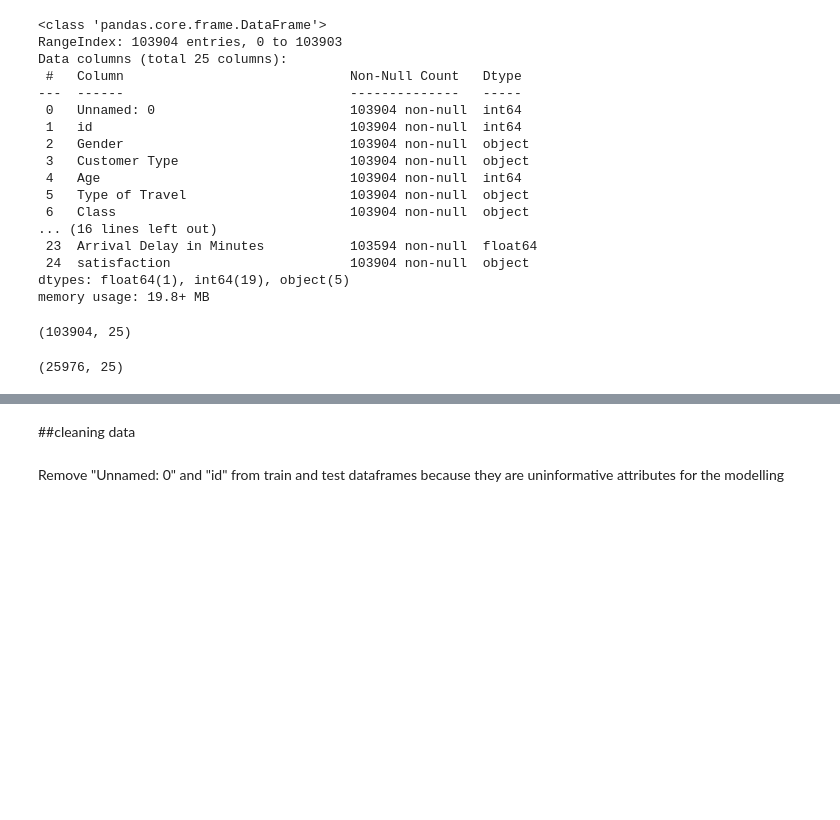
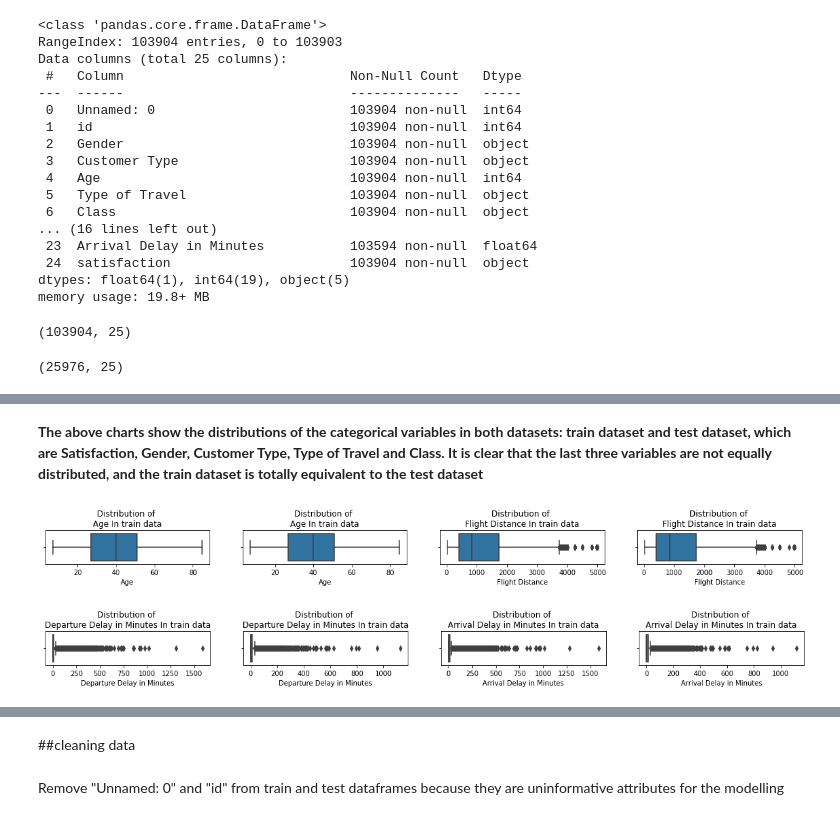
Before and after one commit to buthaina279/P4DS, a Jupyter notebook: A3_Data_Analysis_Project.ipynb, the cells around one changed output, grey strips where cells are left out. Saved outputs shown, nothing was run; the diff lists cells and outputs as text; code cells hidden in the pictures; blank space fills up the shorter version.

```diff
--- a/A3_Data_Analysis_Project.ipynb
+++ b/A3_Data_Analysis_Project.ipynb
@@ -536,0 +371,25 @@ viz_boxplot(airline_test, ["Age", "Flight Distance", "Departure Delay in Minutes
+# %% [markdown]
+**The above charts show the distributions of the categorical variables in both datasets: train dataset and test dataset, which are Satisfaction, Gender, Customer Type, Type of Travel and Class. It is clear that the last three variables are not equally distributed, and the train dataset is totally equivalent to the test dataset**
+# %%
+def dist_plot(data,col , pos):
+  plt.subplot(pos)
+  sns.boxplot(x=data[col])
+  plt.title('Distribution of \n'+col+' In train data')
+
+
+plt.figure(figsize = (20, 2))
+dist_plot(airline_train,'Age',241)
+dist_plot(airline_test,'Age',242)
+dist_plot(airline_train,'Flight Distance',243)
+dist_plot(airline_test,'Flight Distance',244)
+plt.show()
+
+plt.figure(figsize = (20, 2))
+dist_plot(airline_train,'Departure Delay in Minutes',245)
+dist_plot(airline_test,'Departure Delay in Minutes',246)
+dist_plot(airline_train,'Arrival Delay in Minutes',247)
+dist_plot(airline_test,'Arrival Delay in Minutes',248)
+plt.show()
+# %% [output]
+[figure, added]
+[figure, added]
```
Also changed, not shown: parts of 90 cells of this notebook.
